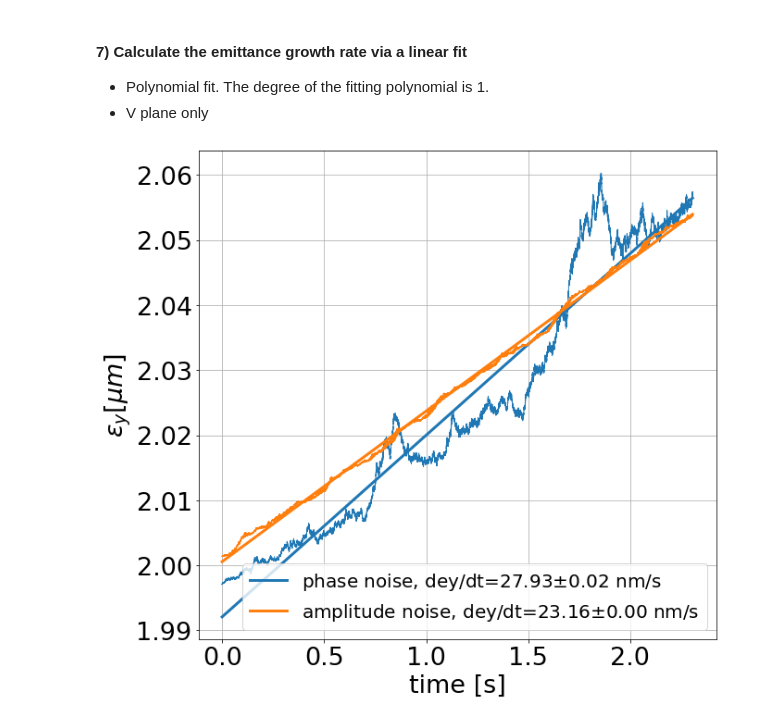
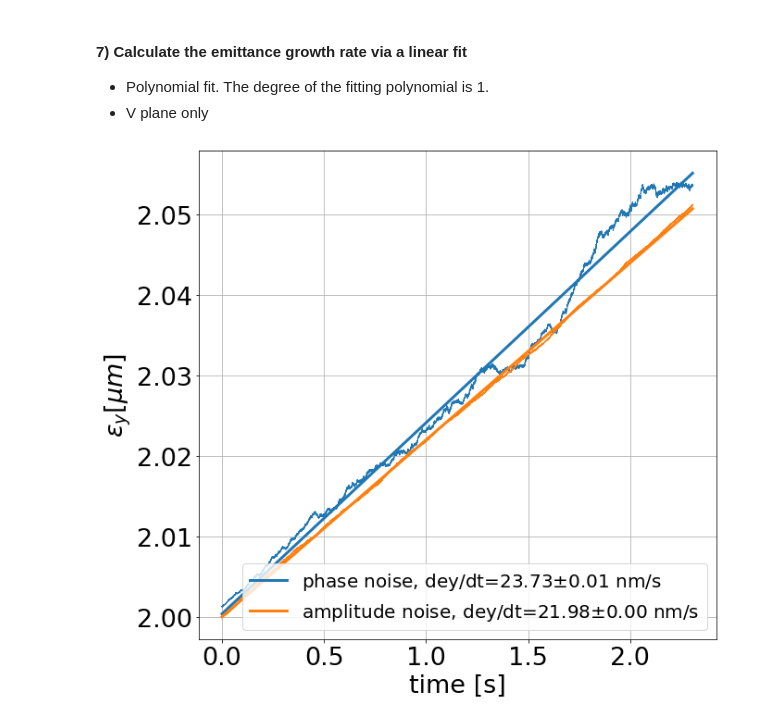
Before and after one commit to natriant/emittance_growth_CC_RFnoise_sixtracklib, a Jupyter notebook: emittance_growth_PN_AN_multiple_runs_Method1.ipynb, the cells around one changed output. Cells and saved outputs as stored; diff of their text form; code cells hidden in the pictures.

```diff
--- a/emittance_growth_PN_AN_multiple_runs_Method1.ipynb
+++ b/emittance_growth_PN_AN_multiple_runs_Method1.ipynb
@@ -28,7 +28,7 @@ a) Give the paths to the data in /afs/.
 
 b) Load the values of the transverse emittance in a dictionary.
 # %%
-n_runs = 10 # number of runs that the simulation was repeated
+n_runs = 30 # number of runs that the simulation was repeated
 turns = 1e5
 f_rev = 43375.86 # [Hz] The revolution frequency of the machine
 # %%
@@ -160,16 +158,16 @@ err_an = np.sqrt(np.diag(cov_an))
 # %%
 plt.plot(time, np.array(ey_mean_pn)*1e6, c='C0')
 plt.plot(time, (m_pn*time+b_pn)*1e6, c = 'C0', label='phase noise, dey/dt={0:.2f}'.format(m_pn*1e9)+'$\pm$'+'{0:.2f} nm/s'.format(err_pn[0]*1e9), linewidth = 3)
 plt.plot(time, np.array(ey_mean_an)*1e6, c='C1')
 plt.plot(time, (m_an*time+b_an)*1e6, c = 'C1', label='amplitude noise, dey/dt={0:.2f}'.format(m_an*1e9)+'$\pm$'+'{0:.2f} nm/s'.format(err_an[0]*1e9), linewidth = 3)
 
 plt.xlabel('time [s]')
 plt.ylabel(r'$\epsilon_y [\mu m]$')
-plt.legend(loc=0)
+plt.legend(loc=4)
 plt.grid()
 plt.tight_layout()
 savefig = False
 if savefig:
     plt.savefig('V_emittance_growth_rate_270GeV_SPS_noCC_ANvsPN1e-8_VRF2_37MV_1e5Nb_1e5turns_mean3runs.png')
 # %% [output]
-[figure, old version]
+[figure, new version]
```
Also changed, not shown: parts of 4 cells of this notebook, 1 other file.
